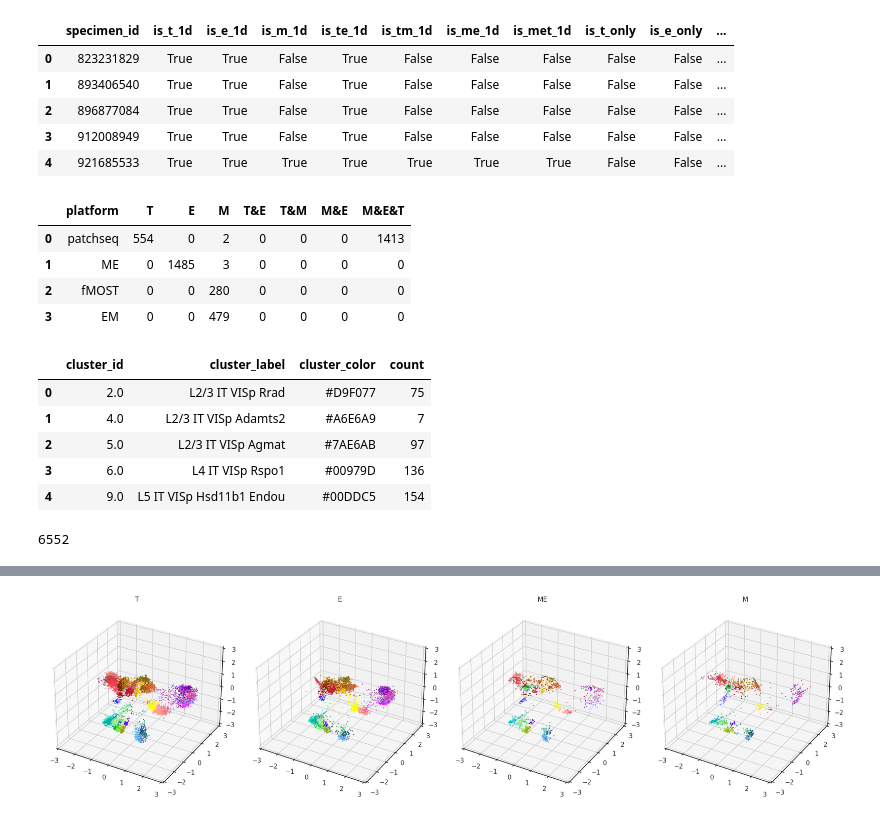
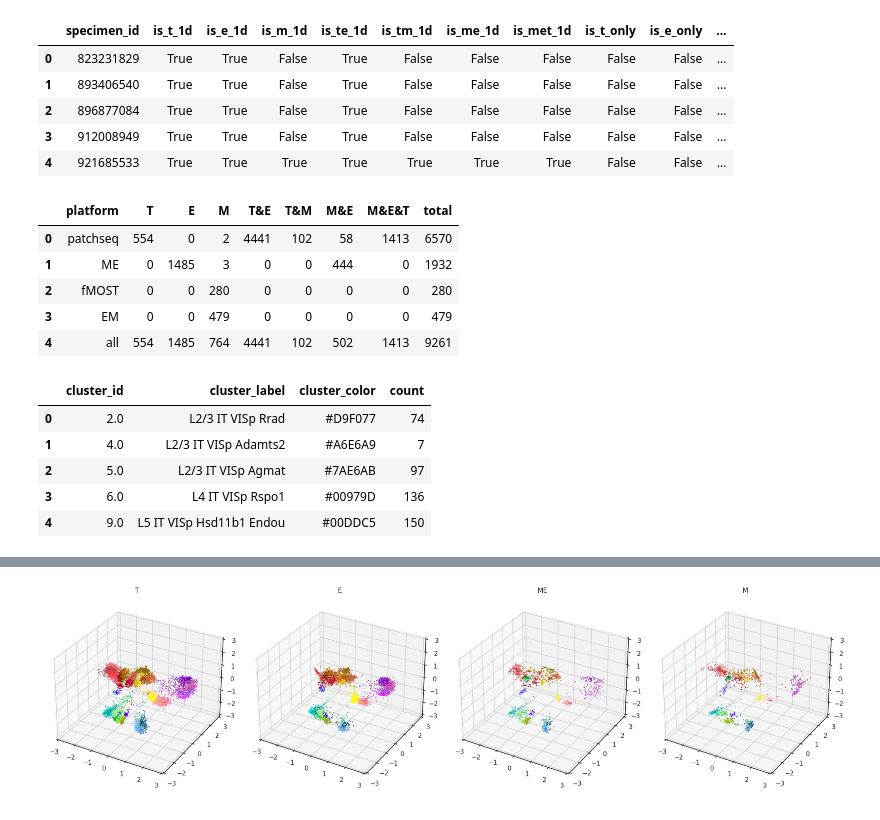
Before and after one commit to AllenInstitute/cplAE_MET, a Jupyter notebook: notebooks/optuna_analysis.ipynb, the cells around one changed output, grey strips where cells are left out. Saved outputs shown, nothing was run; the diff lists cells and outputs as text; code cells hidden in the pictures.

```diff
--- a/notebooks/optuna_analysis.ipynb
+++ b/notebooks/optuna_analysis.ipynb
@@ -68,9 +70,9 @@ df.loc[(df['is_e_1d']) & (df['is_tm_1d']), 'is_met_1d'] = True
 df.loc[(df['is_t_1d']) & (~df['is_e_1d']) & (~df['is_m_1d']), 'is_t_only'] = True
 df.loc[(df['is_e_1d']) & (~df['is_t_1d']) & (~df['is_m_1d']), 'is_e_only'] = True
 df.loc[(df['is_m_1d']) & (~df['is_e_1d']) & (~df['is_t_1d']), 'is_m_only'] = True
-df.loc[(df['is_te_1d']) & (~df['is_m_1d']), 'is_te_1d'] = True
-df.loc[(df['is_tm_1d']) & (~df['is_e_1d']), 'is_tm_1d'] = True
-df.loc[(df['is_me_1d']) & (~df['is_t_1d']), 'is_me_1d'] = True
+df.loc[(df['is_te_1d']) & (~df['is_m_1d']), 'is_te_only'] = True
+df.loc[(df['is_tm_1d']) & (~df['is_e_1d']), 'is_tm_only'] = True
+df.loc[(df['is_me_1d']) & (~df['is_t_1d']), 'is_me_only'] = True
 df = df.merge(platforms, on="specimen_id")
 df.head()
 # %% [output]
@@ -81,44 +83,44 @@ df.head()
 | 3 | 912008949 | True | True | False | True | False | False | False | False | False | ... |
 | 4 | 921685533 | True | True | True | True | True | True | True | False | False | ... |
 # %%
-summary = pd.DataFrame(columns=["platform", "T", "E", "M", "T&E", "T&M", "M&E", "M&E&T"])
+summary = pd.DataFrame(columns=["platform", "T", "E", "M", "T&E", "T&M", "M&E", "M&E&T", "total"])
 for i, p in enumerate(["patchseq", "ME", "fMOST", "EM"]):
     summary.loc[i, 'platform'] = p
     summary.loc[i, "T" ] = df[df['platform']==p].drop(columns=['specimen_id', 'platform']).sum(axis=0)['is_t_only']
     summary.loc[i, "E" ] = df[df['platform']==p].drop(columns=['specimen_id', 'platform']).sum(axis=0)['is_e_only']
     summary.loc[i, "M" ] = df[df['platform']==p].drop(columns=['specimen_id', 'platform']).sum(axis=0)['is_m_only']
     summary.loc[i, "T&E" ] = df[df['platform']==p].drop(columns=['specimen_id', 'platform']).sum(axis=0)['is_te_only']
     summary.loc[i, "T&M" ] = df[df['platform']==p].drop(columns=['specimen_id', 'platform']).sum(axis=0)['is_tm_only']
     summary.loc[i, "M&E" ] = df[df['platform']==p].drop(columns=['specimen_id', 'platform']).sum(axis=0)['is_me_only']
     summary.loc[i, "M&E&T" ] = df[df['platform']==p].drop(columns=['specimen_id', 'platform']).sum(axis=0)['is_met_1d']
-    # summary.loc[i, "total" ] = df[df['platform']==p].drop(columns=['specimen_id', 'platform']).sum(axis=0)['is_t_1d']
+    summary.loc[i, "total"] = int(summary.loc[summary['platform']==p].drop(columns=['platform']).sum(axis=1))
+summary.loc[4,"platform"] = "all"
+summary.loc[4, ["T", "E", "M", "T&E", "T&M", "M&E", "M&E&T", "total"]]= summary.sum(axis=0).to_list()[1:]
 summary
 # %% [output]
-|  | platform | T | E | M | T&E | T&M | M&E | M&E&T |
-| 0 | patchseq | 554 | 0 | 2 | 0 | 0 | 0 | 1413 |
-| 1 | ME | 0 | 1485 | 3 | 0 | 0 | 0 | 0 |
-| 2 | fMOST | 0 | 0 | 280 | 0 | 0 | 0 | 0 |
-| 3 | EM | 0 | 0 | 479 | 0 | 0 | 0 | 0 |
+|  | platform | T | E | M | T&E | T&M | M&E | M&E&T | total |
+| 0 | patchseq | 554 | 0 | 2 | 4441 | 102 | 58 | 1413 | 6570 |
+| 1 | ME | 0 | 1485 | 3 | 0 | 0 | 444 | 0 | 1932 |
+| 2 | fMOST | 0 | 0 | 280 | 0 | 0 | 0 | 0 | 280 |
+| 3 | EM | 0 | 0 | 479 | 0 | 0 | 0 | 0 | 479 |
+| 4 | all | 554 | 1485 | 764 | 4441 | 102 | 502 | 1413 | 9261 |
 # %%
-    df = pd.DataFrame.from_dict({'cluster_label': [i.rstrip() for i in input_mat['cluster_label']],
-                             'cluster_color': [i.rstrip() for i in input_mat['cluster_color']],
-                             'cluster_id': [i.rstrip() for i in input_mat['cluster_id'].astype(str)[0]]
-    })
-df = df.loc[df['cluster_label']!="nan"]
+df = pd.DataFrame.from_dict({'cluster_label': [i.rstrip() for i in output['cluster_label']],
+                            'cluster_color': [i.rstrip() for i in output['cluster_color']],
+                            'cluster_id': [i.rstrip() for i in output['cluster_id'].astype(str)]
+})
+df
+df = df.loc[df['cluster_label']!="NA"]
 df["cluster_id"] = df["cluster_id"].astype(float)
 df = df.groupby(["cluster_id", "cluster_label", "cluster_color"])["cluster_label"].count().reset_index(name="count").sort_values(by=["cluster_id"])
 df.head()
 # %% [output]
 |  | cluster_id | cluster_label | cluster_color | count |
-| 0 | 2.0 | L2/3 IT VISp Rrad | #D9F077 | 75 |
+| 0 | 2.0 | L2/3 IT VISp Rrad | #D9F077 | 74 |
 | 1 | 4.0 | L2/3 IT VISp Adamts2 | #A6E6A9 | 7 |
 | 2 | 5.0 | L2/3 IT VISp Agmat | #7AE6AB | 97 |
 | 3 | 6.0 | L4 IT VISp Rspo1 | #00979D | 136 |
-| 4 | 9.0 | L5 IT VISp Hsd11b1 Endou | #00DDC5 | 154 |
+| 4 | 9.0 | L5 IT VISp Hsd11b1 Endou | #00DDC5 | 150 |
-# %%
-df['count'].sum()
-# %% [output]
-6552
 # %%
 plt.figure(figsize=(20,3))
 plt.bar(range(len(df['cluster_label'])), list(df['count']), color=list(df['cluster_color']), align="center")
```
Also changed, not shown: parts of 13 cells of this notebook, 28 other files.
